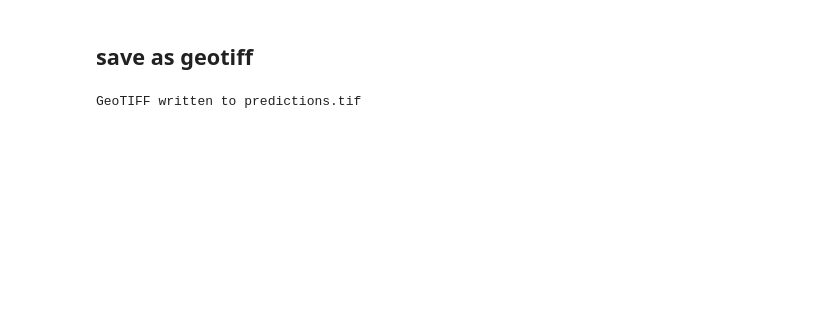
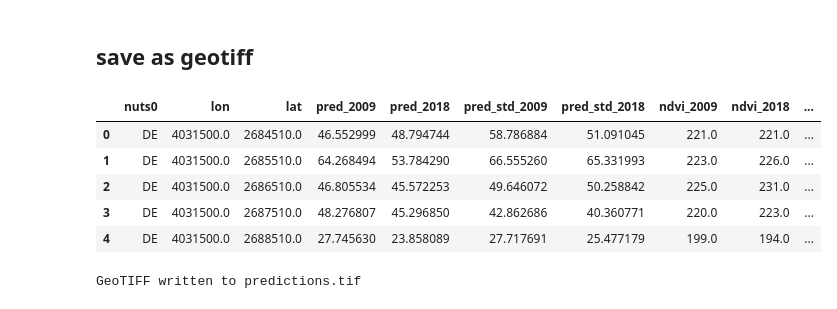
Before and after one commit to Meng2077/trend-with-uncertainty, a Jupyter notebook: 13d_agg_pixel.pixel.ipynb, the cells around one changed output. Saved outputs shown, nothing was run; the diff lists cells and outputs as text; code cells hidden in the pictures; blank space fills up the shorter version.

```diff
--- a/13d_agg_pixel.pixel.ipynb
+++ b/13d_agg_pixel.pixel.ipynb
@@ -251,5 +263,14 @@ es = gpd.read_file("nuts_es_2021.gpkg")
 poly = gpd.GeoDataFrame(pd.concat([es, de], ignore_index=True), crs="EPSG:3035")
 gdf = gpd.sjoin(gdf, poly, how="inner", predicate="within")
+# %%
+out.head()
+# %% [output]
+|  | nuts0 | lon | lat | pred_2009 | pred_2018 | pred_std_2009 | pred_std_2018 | ndvi_2009 | ndvi_2018 | ... |
+| 0 | DE | 4031500.0 | 2684510.0 | 46.552999 | 48.794744 | 58.786884 | 51.091045 | 221.0 | 221.0 | ... |
+| 1 | DE | 4031500.0 | 2685510.0 | 64.268494 | 53.784290 | 66.555260 | 65.331993 | 223.0 | 226.0 | ... |
+| 2 | DE | 4031500.0 | 2686510.0 | 46.805534 | 45.572253 | 49.646072 | 50.258842 | 225.0 | 231.0 | ... |
+| 3 | DE | 4031500.0 | 2687510.0 | 48.276807 | 45.296850 | 42.862686 | 40.360771 | 220.0 | 223.0 | ... |
+| 4 | DE | 4031500.0 | 2688510.0 | 27.745630 | 23.858089 | 27.717691 | 25.477179 | 199.0 | 194.0 | ... |
 # %%
 import rasterio
 from rasterio.transform import from_origin
```
Also changed, not shown: parts of 10 cells of this notebook, 3 other files.
